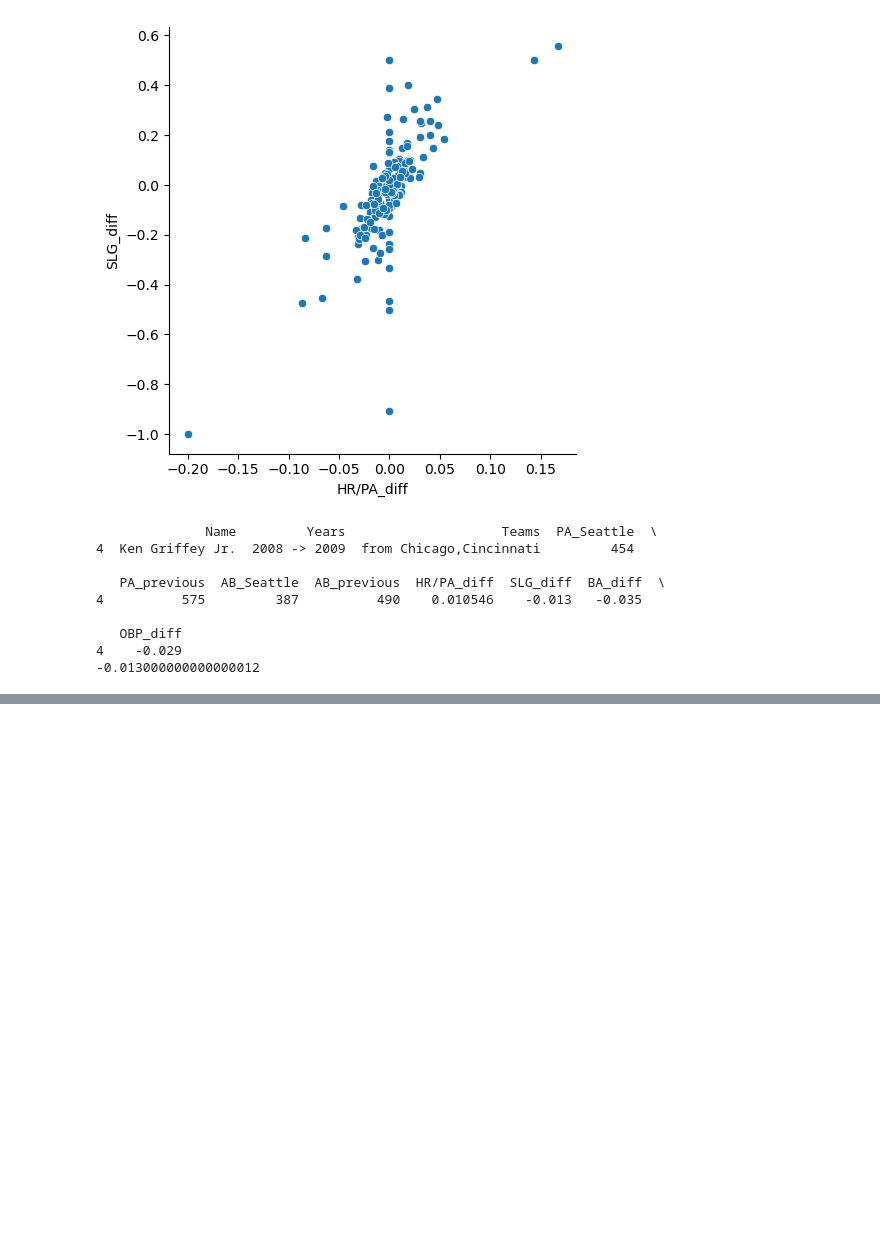
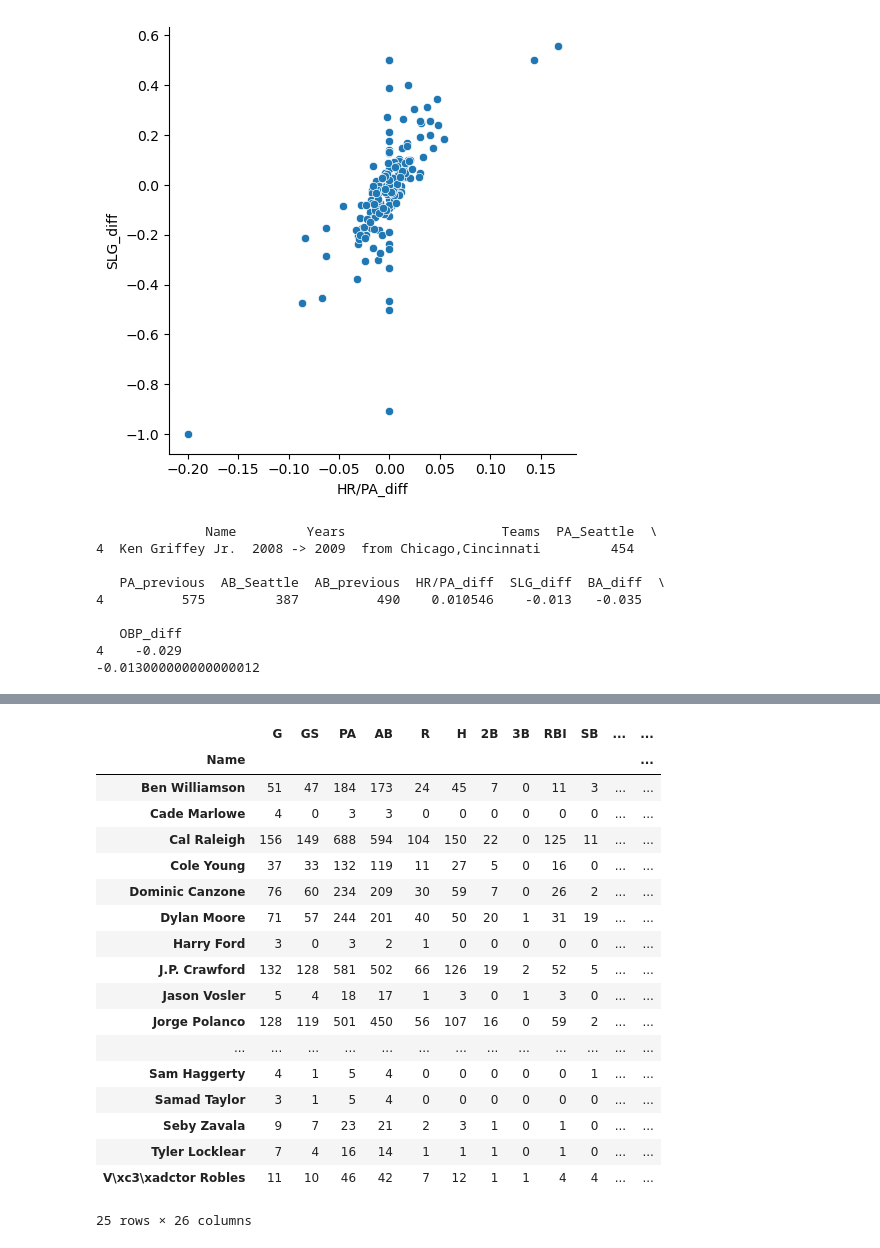
Before and after one commit to brodiemonohan/MLB-in-Seattle, a Jupyter notebook: historical_batting/seattle_example.ipynb, the cells around one changed output, grey strips where cells are left out. Cells and saved outputs as stored; diff of their text form; code cells hidden in the pictures; blank space fills up the shorter version.

```diff
--- a/historical_batting/seattle_example.ipynb
+++ b/historical_batting/seattle_example.ipynb
@@ -60,0 +268,22 @@ assert -0.02 >= df_ken['OBP_diff'].iloc[0] >= -0.03
+# %%
+away
+# %% [output]
+|  | G | GS | PA | AB | R | H | 2B | 3B | RBI | SB | ... | ... |
+| Name |  |  |  |  |  |  |  |  |  |  |  | ... |
+| Ben Williamson | 51 | 47 | 184 | 173 | 24 | 45 | 7 | 0 | 11 | 3 | ... | ... |
+| Cade Marlowe | 4 | 0 | 3 | 3 | 0 | 0 | 0 | 0 | 0 | 0 | ... | ... |
+| Cal Raleigh | 156 | 149 | 688 | 594 | 104 | 150 | 22 | 0 | 125 | 11 | ... | ... |
+| Cole Young | 37 | 33 | 132 | 119 | 11 | 27 | 5 | 0 | 16 | 0 | ... | ... |
+| Dominic Canzone | 76 | 60 | 234 | 209 | 30 | 59 | 7 | 0 | 26 | 2 | ... | ... |
+| Dylan Moore | 71 | 57 | 244 | 201 | 40 | 50 | 20 | 1 | 31 | 19 | ... | ... |
+| Harry Ford | 3 | 0 | 3 | 2 | 1 | 0 | 0 | 0 | 0 | 0 | ... | ... |
+| J.P. Crawford | 132 | 128 | 581 | 502 | 66 | 126 | 19 | 2 | 52 | 5 | ... | ... |
+| Jason Vosler | 5 | 4 | 18 | 17 | 1 | 3 | 0 | 1 | 3 | 0 | ... | ... |
+| Jorge Polanco | 128 | 119 | 501 | 450 | 56 | 107 | 16 | 0 | 59 | 2 | ... | ... |
+| ... | ... | ... | ... | ... | ... | ... | ... | ... | ... | ... | ... | ... |
+| Sam Haggerty | 4 | 1 | 5 | 4 | 0 | 0 | 0 | 0 | 0 | 1 | ... | ... |
+| Samad Taylor | 3 | 1 | 5 | 4 | 0 | 0 | 0 | 0 | 0 | 0 | ... | ... |
+| Seby Zavala | 9 | 7 | 23 | 21 | 2 | 3 | 1 | 0 | 1 | 0 | ... | ... |
+| Tyler Locklear | 7 | 4 | 16 | 14 | 1 | 1 | 1 | 0 | 1 | 0 | ... | ... |
+| V\xc3\xadctor Robles | 11 | 10 | 46 | 42 | 7 | 12 | 1 | 1 | 4 | 4 | ... | ... |
+25 rows × 26 columns
```
Also changed, not shown: parts of 4 cells of this notebook, 16 other files.
